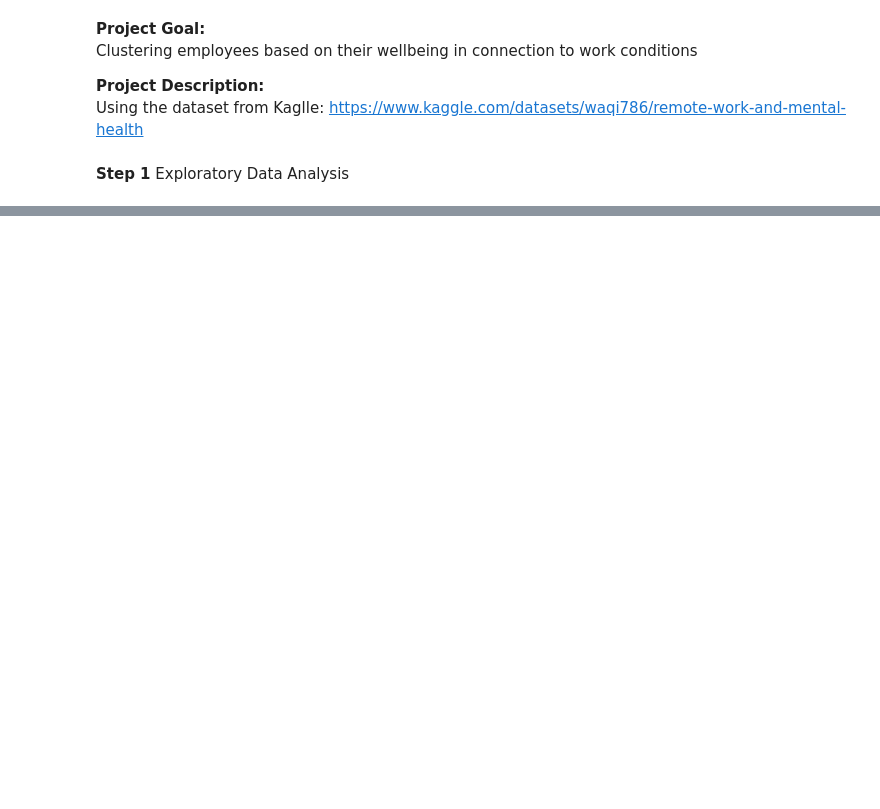
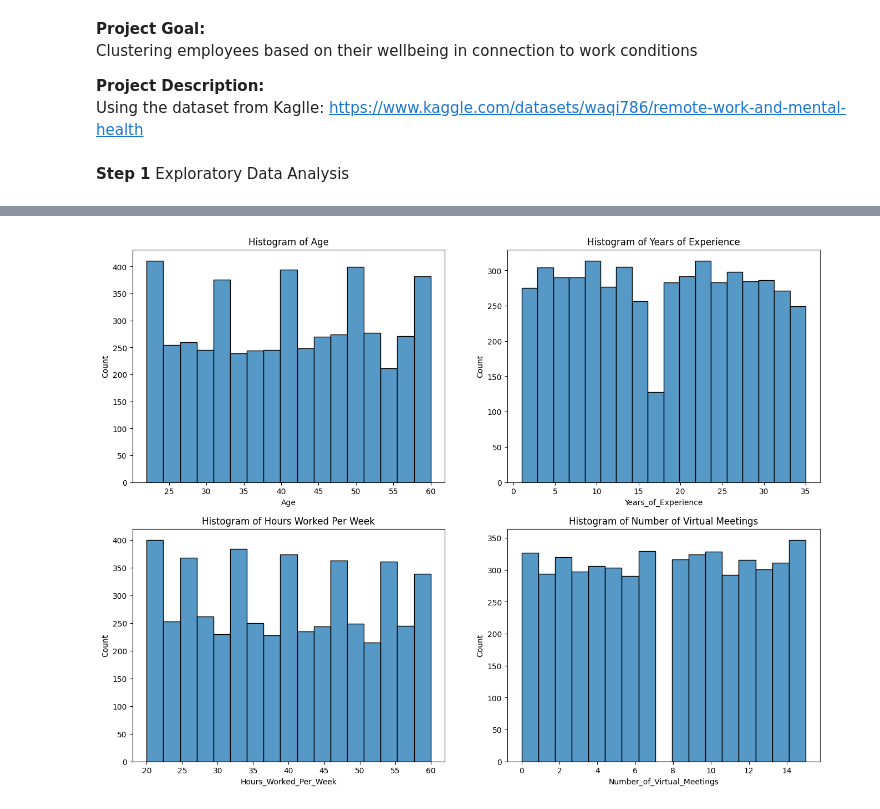
Before and after one commit to dalimvc/DS-Mini-project, a Jupyter notebook: miniProjectAssignmentDaliborMirkovic.ipynb, the cells around one changed output, grey strips where cells are left out. Saved outputs shown, nothing was run; the diff lists cells and outputs as text; code cells hidden in the pictures; blank space fills up the shorter version.

```diff
--- a/miniProjectAssignmentDaliborMirkovic.ipynb
+++ b/miniProjectAssignmentDaliborMirkovic.ipynb
@@ -55,0 +89,18 @@ max                  NaN           NaN      NaN
+# %%
+#plt.subplots() creates a plot with 4 subplots, 2 per row in 2 different rows
+#figyre is the container for the plot; axs is 2X2 array
+figure, axs = plt.subplots(2, 2, figsize=(16, 12))
+# flattens 2D array of axes objects into 1D array
+axs = axs.flatten()
+
+#list of columns that will be used in the plot
+columns = ["Age", "Years_of_Experience", "Hours_Worked_Per_Week", "Number_of_Virtual_Meetings"]
+
+#iterates through names of the columns from df that are saved in a list columns
+#sns.histplot(df[column], ax=axs[i]) plots a histrogram of the specified column on the corresponding subplot axis
+for i, column in enumerate(columns):
+    sns.histplot(df[column], ax=axs[i])
+    axs[i].set_title("Histogram of " + column.replace("_", " "))
+plt.show()
+# %% [output]
+[figure, added]
```
Also changed, not shown: parts of 7 cells of this notebook.
